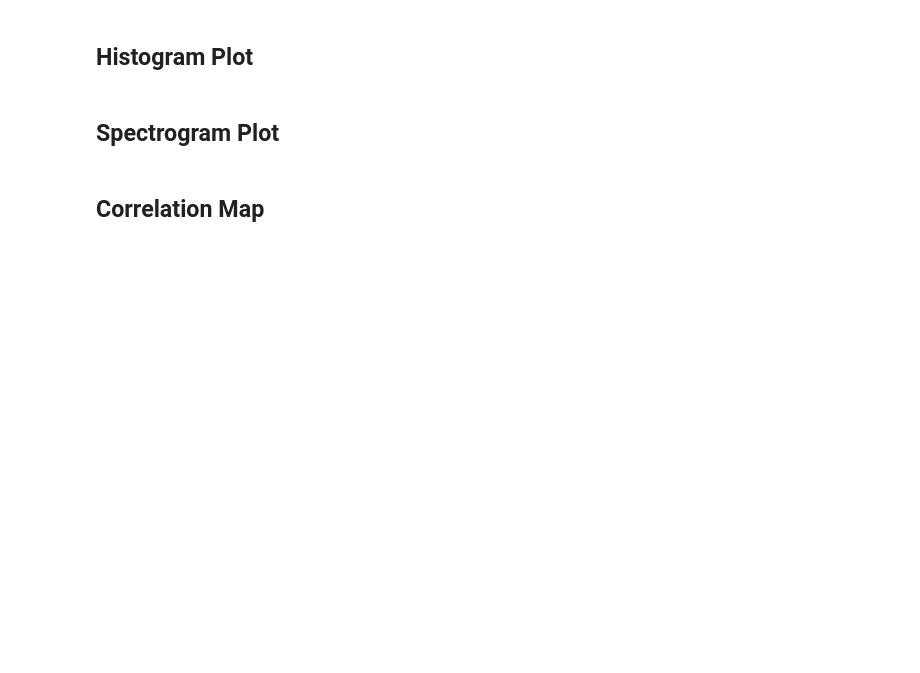
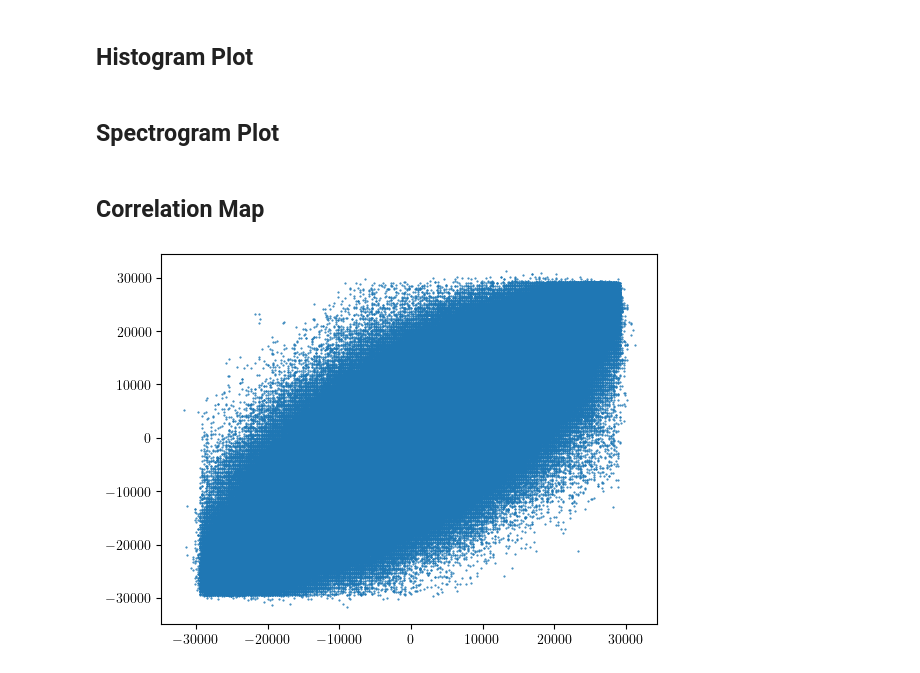
Before and after one commit to skywalker478/qcThesis, a Jupyter notebook: sha_stego_chacha.ipynb, the cells around one changed output. Cells and saved outputs as stored; diff of their text form; code cells hidden in the pictures; blank space fills up the shorter version.

```diff
--- a/sha_stego_chacha.ipynb
+++ b/sha_stego_chacha.ipynb
@@ -351 +351,5 @@ def plotCorrelation(inputFile):
         plt.show
+# %%
+plotCorrelation('embedded1.wav')
+# %% [output]
+[figure, added]
```
Also changed, not shown: parts of 2 cells of this notebook, 13 other files.
